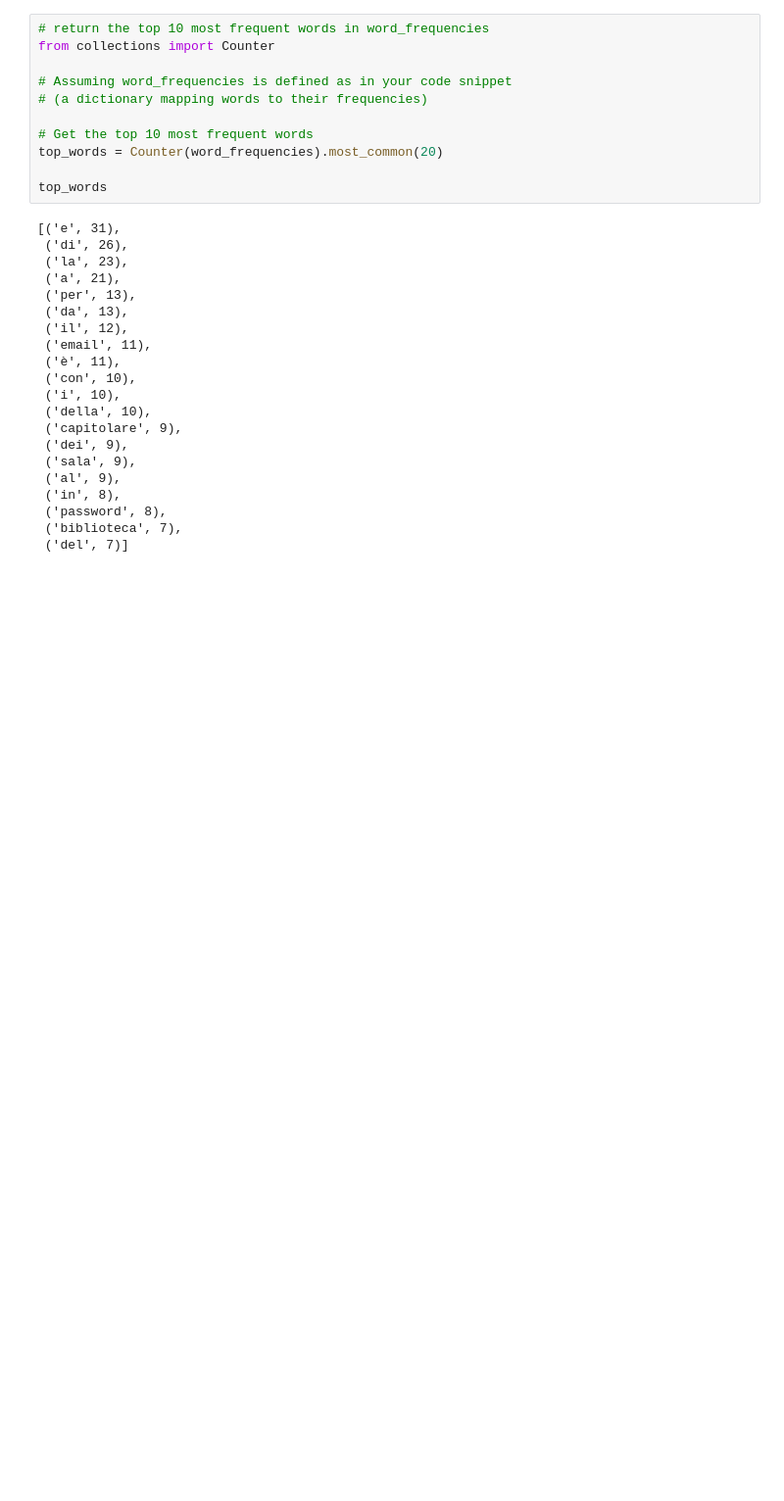
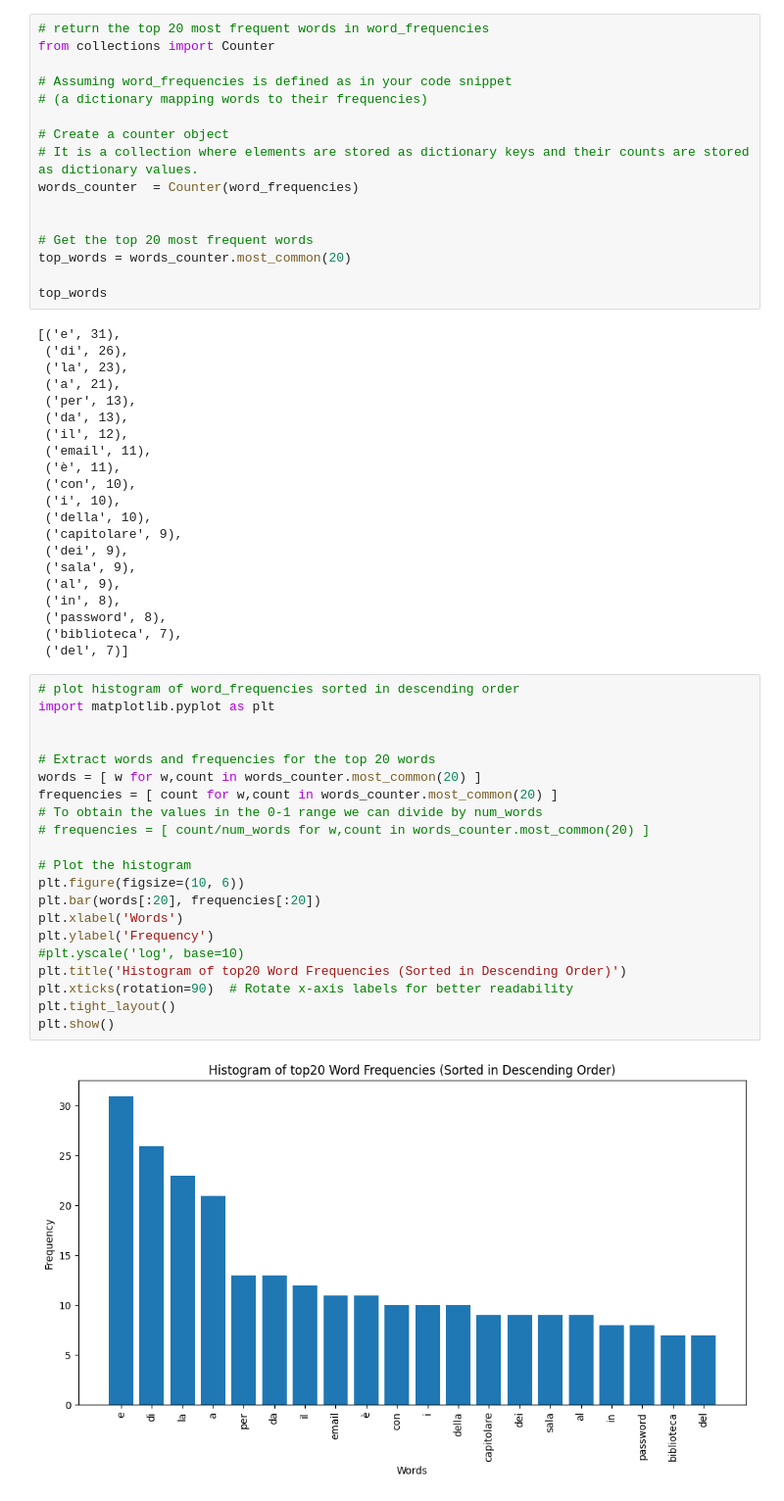
Before and after one commit to UniVR-DH/ADHLab, a Jupyter notebook: lecture01_base.ipynb, the cells around one changed output. Shown: that part at 98% size. Saved outputs shown, nothing was run; the diff lists cells and outputs as text; blank space fills up the shorter version.

```diff
--- a/lecture01_base.ipynb
+++ b/lecture01_base.ipynb
@@ -131,12 +120,17 @@ print(list(set(links)))
 # %%
-# return the top 10 most frequent words in word_frequencies
+# return the top 20 most frequent words in word_frequencies
 from collections import Counter
 
 # Assuming word_frequencies is defined as in your code snippet
 # (a dictionary mapping words to their frequencies)
 
-# Get the top 10 most frequent words
-top_words = Counter(word_frequencies).most_common(20)
+# Create a counter object
+# It is a collection where elements are stored as dictionary keys and their counts are stored as dictionary values.
+words_counter  = Counter(word_frequencies)
+
+
+# Get the top 20 most frequent words
+top_words = words_counter.most_common(20)
 
 top_words
 # %% [output]
@@ -160,3 +154,26 @@ top_words
  ('password', 8),
  ('biblioteca', 7),
  ('del', 7)]
+# %%
+# plot histogram of word_frequencies sorted in descending order
+import matplotlib.pyplot as plt
+
+
+# Extract words and frequencies for the top 20 words
+words = [ w for w,count in words_counter.most_common(20) ]
+frequencies = [ count for w,count in words_counter.most_common(20) ]
+# To obtain the values in the 0-1 range we can divide by num_words
+# frequencies = [ count/num_words for w,count in words_counter.most_common(20) ]
+
+# Plot the histogram
+plt.figure(figsize=(10, 6))
+plt.bar(words[:20], frequencies[:20])
+plt.xlabel('Words')
+plt.ylabel('Frequency')
+#plt.yscale('log', base=10)
+plt.title('Histogram of top20 Word Frequencies (Sorted in Descending Order)')
+plt.xticks(rotation=90)  # Rotate x-axis labels for better readability
+plt.tight_layout()
+plt.show()
+# %% [output]
+[figure, added]
```
Also changed, not shown: parts of 5 cells of this notebook.
